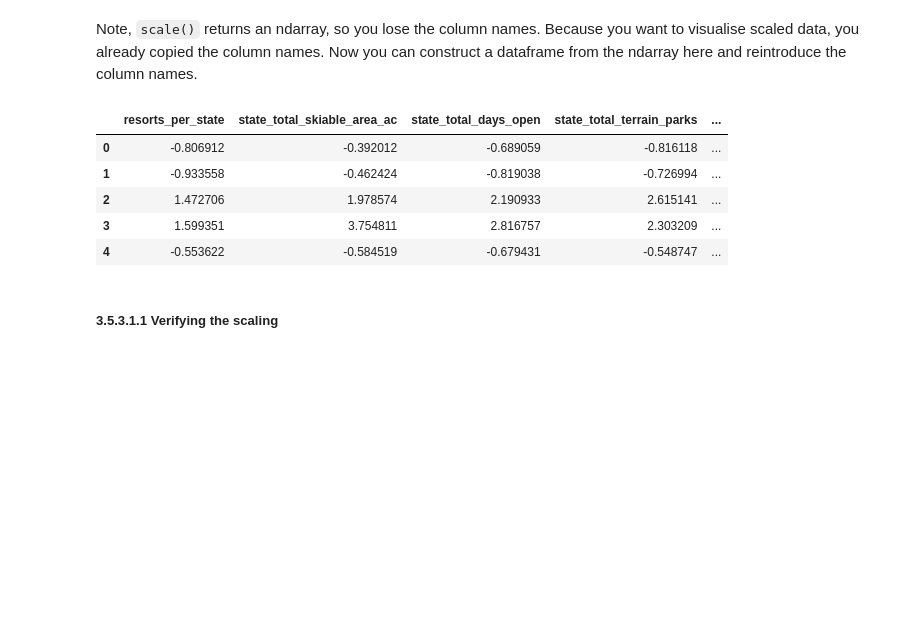
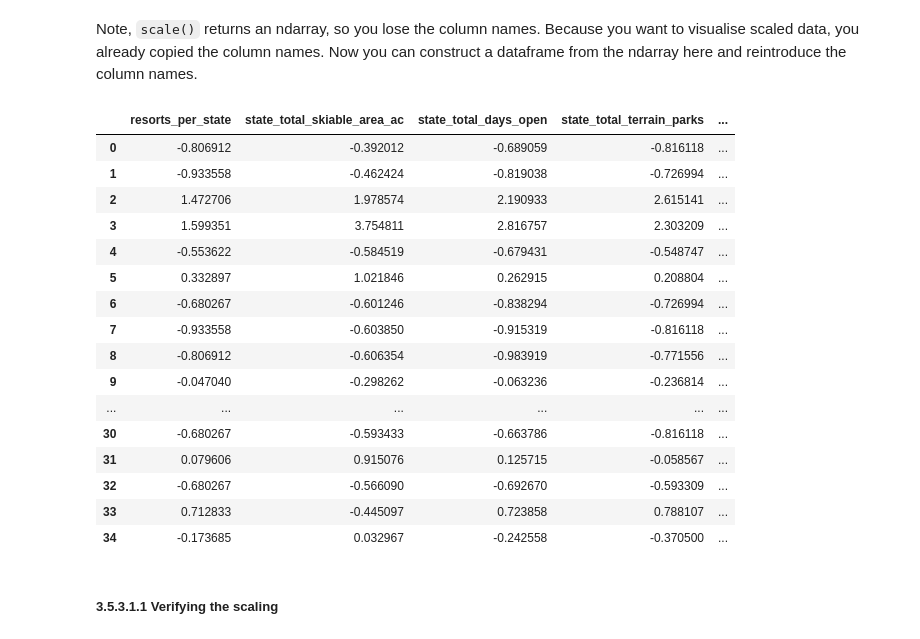
Before and after one commit to mramsey1992/DataScienceGuidedCapstone, a Jupyter notebook: Notebooks/03_exploratory_data_analysis.ipynb, the cells around one changed output. Cells and saved outputs as stored; diff of their text form; code cells hidden in the pictures; blank space fills up the shorter version.

Commit message:
Completed summary of notebook 03

```diff
--- a/Notebooks/03_exploratory_data_analysis.ipynb
+++ b/Notebooks/03_exploratory_data_analysis.ipynb
@@ -314,15 +333,26 @@ Note, `scale()` returns an ndarray, so you lose the column names. Because you wa
 # %%
 #Code task 2#
 #Create a new dataframe from `state_summary_scale` using the column names we saved in `state_summary_columns`
 state_summary_scaled_df = pd.DataFrame(state_summary_scale, columns=state_summary_columns)
-state_summary_scaled_df.head()
+state_summary_scaled_df
 # %% [output]
 |  | resorts_per_state | state_total_skiable_area_ac | state_total_days_open | state_total_terrain_parks | ... |
 | 0 | -0.806912 | -0.392012 | -0.689059 | -0.816118 | ... |
 | 1 | -0.933558 | -0.462424 | -0.819038 | -0.726994 | ... |
 | 2 | 1.472706 | 1.978574 | 2.190933 | 2.615141 | ... |
 | 3 | 1.599351 | 3.754811 | 2.816757 | 2.303209 | ... |
 | 4 | -0.553622 | -0.584519 | -0.679431 | -0.548747 | ... |
+| 5 | 0.332897 | 1.021846 | 0.262915 | 0.208804 | ... |
+| 6 | -0.680267 | -0.601246 | -0.838294 | -0.726994 | ... |
+| 7 | -0.933558 | -0.603850 | -0.915319 | -0.816118 | ... |
+| 8 | -0.806912 | -0.606354 | -0.983919 | -0.771556 | ... |
+| 9 | -0.047040 | -0.298262 | -0.063236 | -0.236814 | ... |
+| ... | ... | ... | ... | ... | ... |
+| 30 | -0.680267 | -0.593433 | -0.663786 | -0.816118 | ... |
+| 31 | 0.079606 | 0.915076 | 0.125715 | -0.058567 | ... |
+| 32 | -0.680267 | -0.566090 | -0.692670 | -0.593309 | ... |
+| 33 | 0.712833 | -0.445097 | 0.723858 | 0.788107 | ... |
+| 34 | -0.173685 | 0.032967 | -0.242558 | -0.370500 | ... |
 # %% [markdown]
 ##### 3.5.3.1.1 Verifying the scaling<a id='3.5.3.1.1_Verifying_the_scaling'></a>
 # %% [markdown]
```
Also changed, not shown: parts of 4 cells of this notebook.
